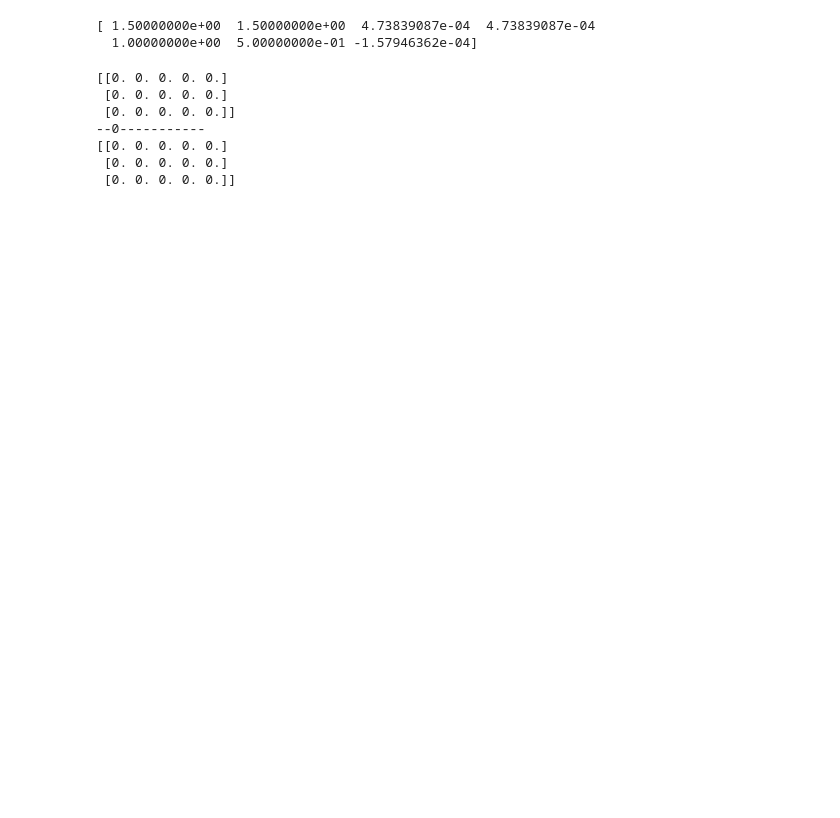
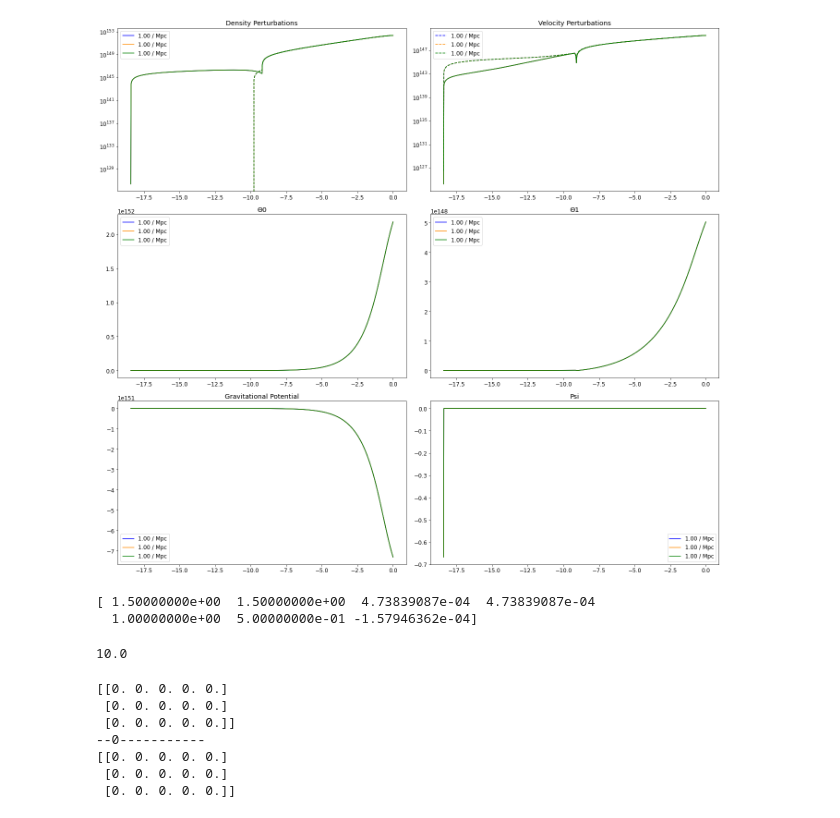
Before and after one commit to azieg/CMB-Simulation, a Jupyter notebook: milestone3.ipynb, the cells around one changed output. Saved outputs shown, nothing was run; the diff lists cells and outputs as text; code cells hidden in the pictures; blank space fills up the shorter version.

```diff
--- a/milestone3.ipynb
+++ b/milestone3.ipynb
@@ -44,23 +49,21 @@ Using only the Saha equation, the half-way point of recombination occured at x_r
 # Returns the time at which tight coupling ends.
 # Either when (dτ < 10) OR (c*k/(Hp*dt) > .1) OR (x > x(recomb start))
 def getTCtime(k):
-    #n = 1000
     xstartrec = -math.log(1.0 + 1630.4)
     x = xinit
 
+    while x < xstartrec:
+        x = x + 1.0e-1
+        hp = getHPrime(x)
+        dτ = τ2spl(x)[0]
+        #dτ = get_funct_der(x, τspl, 1)
 
-    while x < xstartrec:
-        x = x + 1.0e-5
-        hp = getHPrime(x)
-        dτ = get_funct_der(x, τspl, 1)
-
-        eps = c*k/(hp*dτ)
-
-        if (abs(dτ) < 10.0 or abs(eps) > .1 or x >= xstartrec):
+        if (abs(dτ) < 10.0 or abs(c*k/(hp*dτ)) > .1 or x > xstartrec):
             xtc = x
             break
 
     '''
+    n = 1000
     for i in range(n):
         x = x + (xstartrec - xinit)/n
 
@@ -226,0 +328,10 @@ for i in range(nk):
+# %%
+δ_spl = RectBivariateSpline(x_grid, ks, δ)
+δb_spl = RectBivariateSpline(x_grid, ks, δb)
+v_spl = RectBivariateSpline(x_grid, ks, v)
+vb_spl = RectBivariateSpline(x_grid, ks, vb)
+Φ_spl = RectBivariateSpline(x_grid, ks, Φ)
+Ψ_spl = RectBivariateSpline(x_grid, ks, Ψ)
+Θ0_spl = RectBivariateSpline(x_grid, ks, Θ[:, 0, :])
+Θ1_spl = RectBivariateSpline(x_grid, ks, Θ[:, 1, :])
+Θ2_spl = RectBivariateSpline(x_grid, ks, Θ[:, 2, :])
@@ -226,0 +407,5 @@ for i in range(nk):
+# %%
+kvals = [.001, .01, .1]
+plot(kvals)
+# %% [output]
+[figure, added]
@@ -320,6 +660,11 @@ print(sol_tight.y[:, -1])
 # %% [output]
 [ 1.50000000e+00  1.50000000e+00  4.73839087e-04  4.73839087e-04
   1.00000000e+00  5.00000000e-01 -1.57946362e-04]
+# %%
+xt = np.linspace(0, 10, 5)
+print(xt[-1])
+# %% [output]
+10.0
 # %%
 '''
     ###for i in range(1, len(ytc)):
```
Also changed, not shown: parts of 12 cells of this notebook.
